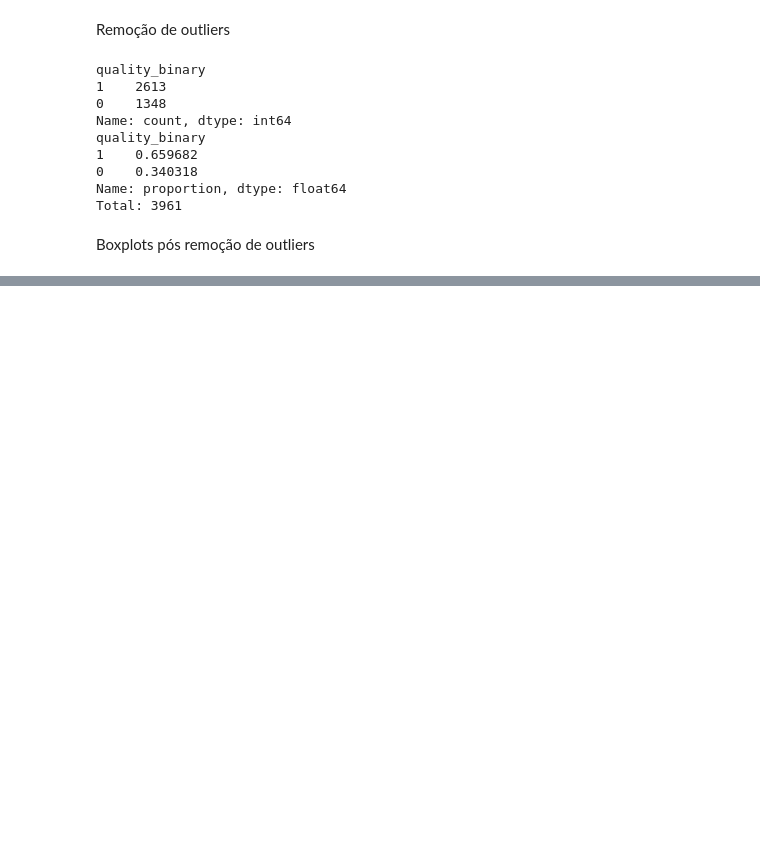
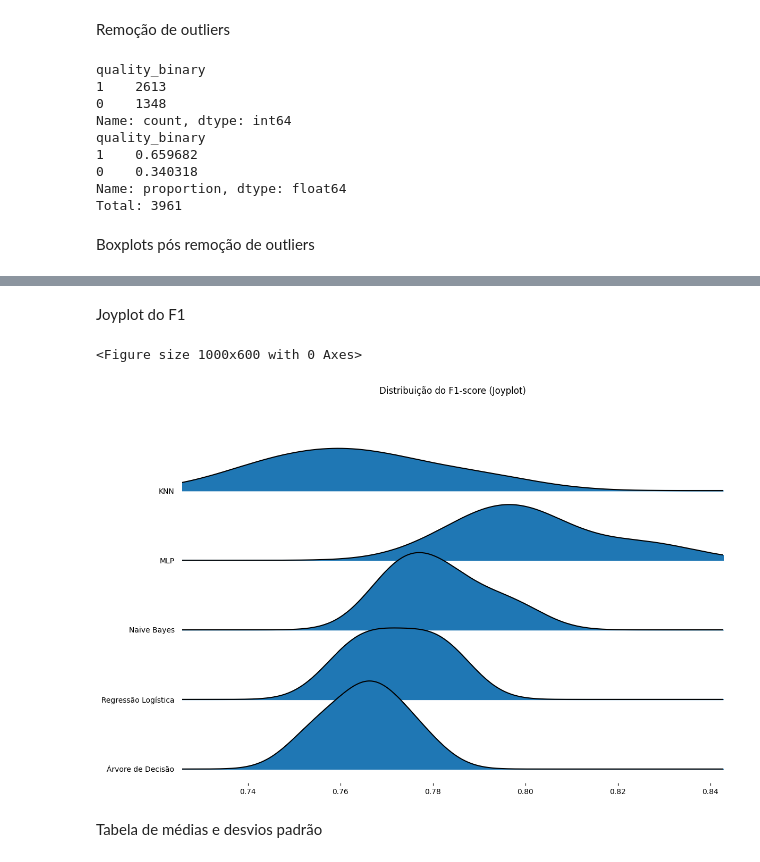
Before and after one commit to BrunoRuschel/Trabalho_ML_pt1, a Jupyter notebook: Cópia_de_Trabalho_Aprendizado_de_Máquina_white.ipynb, the cells around one changed output, grey strips where cells are left out. Cells and saved outputs as stored; diff of their text form; code cells hidden in the pictures; blank space fills up the shorter version.

```diff
--- a/Cópia_de_Trabalho_Aprendizado_de_Máquina_white.ipynb
+++ b/Cópia_de_Trabalho_Aprendizado_de_Máquina_white.ipynb
@@ -352,0 +449,18 @@ avaliar_modelo(modelo_nb)
+# %% [markdown]
+Joyplot do F1
+# %%
+plt.figure(figsize=(10, 6))
+joypy.joyplot(
+    df_scores,
+    by="Modelo",
+    column="F1",
+    figsize=(12, 8),
+    kind="kde",
+    title="Distribuição do F1-score (Joyplot)"
+)
+plt.show()
+# %% [output]
+<Figure size 1000x600 with 0 Axes>
+[figure, added]
+# %% [markdown]
+Tabela de médias e desvios padrão
```
Also changed, not shown: parts of 31 cells of this notebook.
